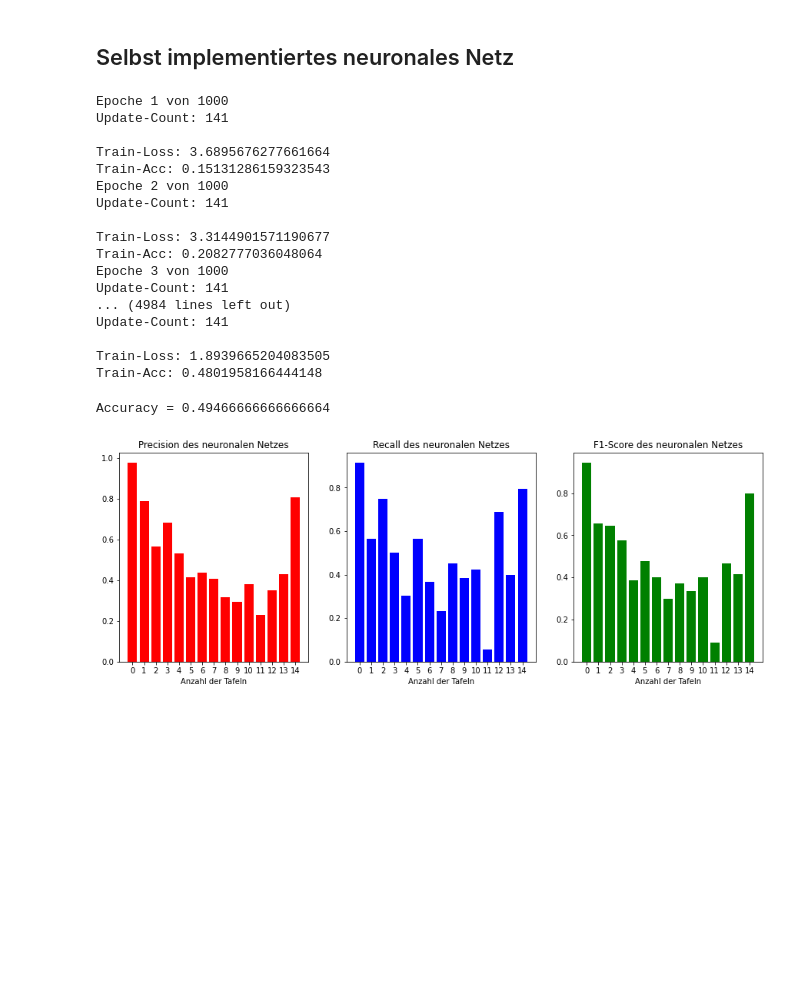
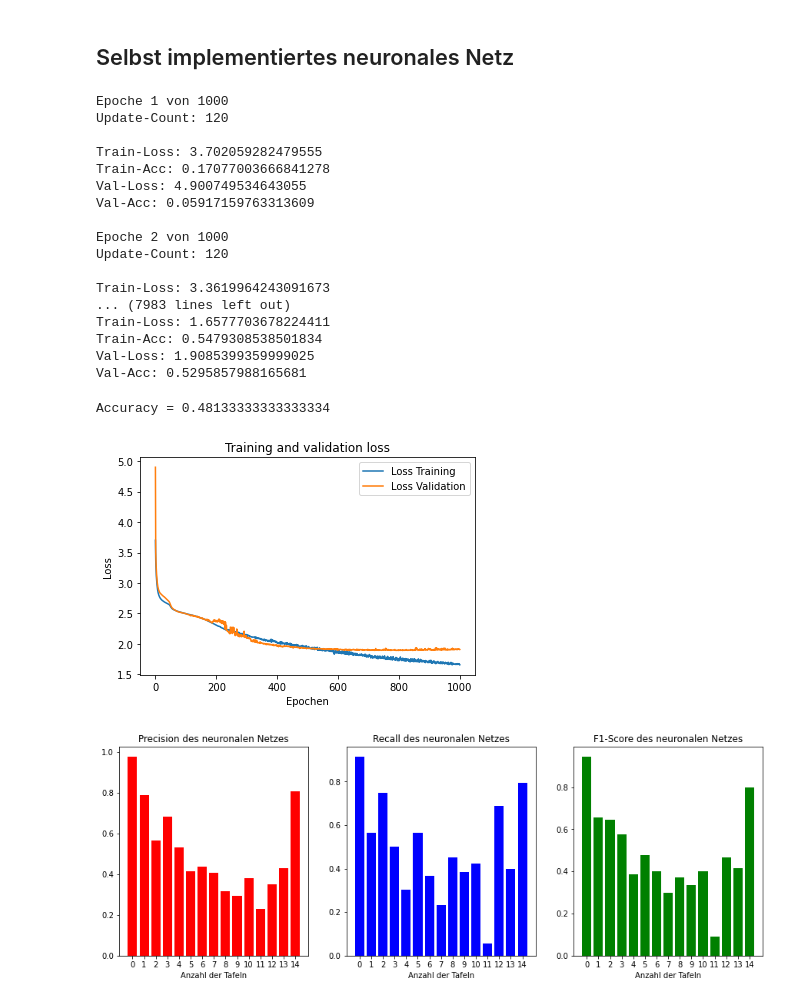
Before and after one commit to hajo1038/KI_Projekt, a Jupyter notebook: Presentation_Notebook.ipynb, the cells around one changed output. Saved outputs shown, nothing was run; the diff lists cells and outputs as text; code cells hidden in the pictures; blank space fills up the shorter version.

```diff
--- a/Presentation_Notebook.ipynb
+++ b/Presentation_Notebook.ipynb
@@ -38,10 +40,12 @@ import numpy as np
 # %%
 X_train, X_test, y_train, y_test = load_ritter_sport_xy("./Image_proc/data_with_features_without_white.csv")
 # %%
+X_train, X_val, y_train, y_val = train_test_split(X_train, y_train, test_size=0.15, random_state=0)
 train_mean = np.mean(X_train)
 train_std = np.std(X_train)
 X_train = (X_train - train_mean) / train_std
 X_test = (X_test - train_mean) / train_std
+X_val = (X_val - train_mean) / train_std
 # %% [markdown]
 ## Selbst implementiertes neuronales Netz
 # %%
@@ -52,29 +56,40 @@ model.add_layer(64)
 model.add_layer(32)
 model.add_layer(y_train.shape[1])
 # %%
-model.train(X_train, y_train, epochs=1000, eta=0.01, mini_batch_size=16)
+model.train(X_train, y_train, epochs=1000, eta=0.01, mini_batch_size=16, val_x=X_val, val_y=y_val)
 # %% [output]
 Epoche 1 von 1000
-Update-Count: 141
+Update-Count: 120
 
-Train-Loss: 3.6895676277661664
-Train-Acc: 0.15131286159323543
+Train-Loss: 3.702059282479555
+Train-Acc: 0.17077003666841278
+Val-Loss: 4.900749534643055
+Val-Acc: 0.05917159763313609
+
 Epoche 2 von 1000
-Update-Count: 141
+Update-Count: 120
 
-Train-Loss: 3.3144901571190677
-Train-Acc: 0.2082777036048064
-Epoche 3 von 1000
-Update-Count: 141
-... (4984 lines left out)
-Update-Count: 141
-
-Train-Loss: 1.8939665204083505
-Train-Acc: 0.4801958166444148
+Train-Loss: 3.3619964243091673
+... (7983 lines left out)
+Train-Loss: 1.6577703678224411
+Train-Acc: 0.5479308538501834
+Val-Loss: 1.9085399359999025
+Val-Acc: 0.5295857988165681
 # %%
 model.predict(X_test, y_test)
 # %% [output]
-Accuracy = 0.49466666666666664
+Accuracy = 0.48133333333333334
+# %%
+plt.plot(model.loss, label="Loss Training")
+plt.plot(model.val_loss, label="Loss Validation")
+plt.xlabel("Epochen")
+plt.ylabel("Loss")
+plt.title('Training and validation loss')
+plt.legend()
+plt.savefig("My_neural_net_loss.svg")
+plt.show()
+# %% [output]
+[figure, added]
 # %%
 net_predictions = np.argmax(model.predictions, axis=1)
 y_true = np.argmax(y_test, axis=1)
```
Also changed, not shown: parts of 5 cells of this notebook.
